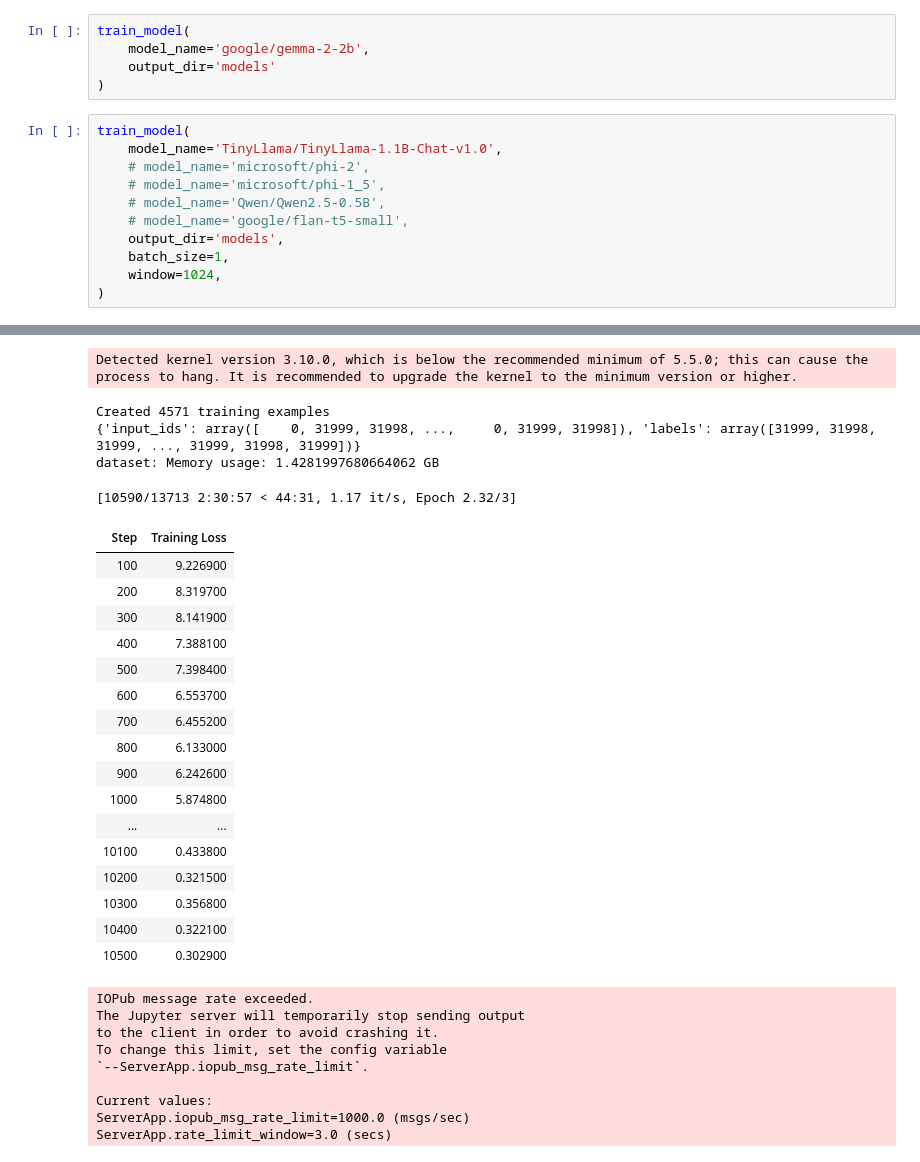
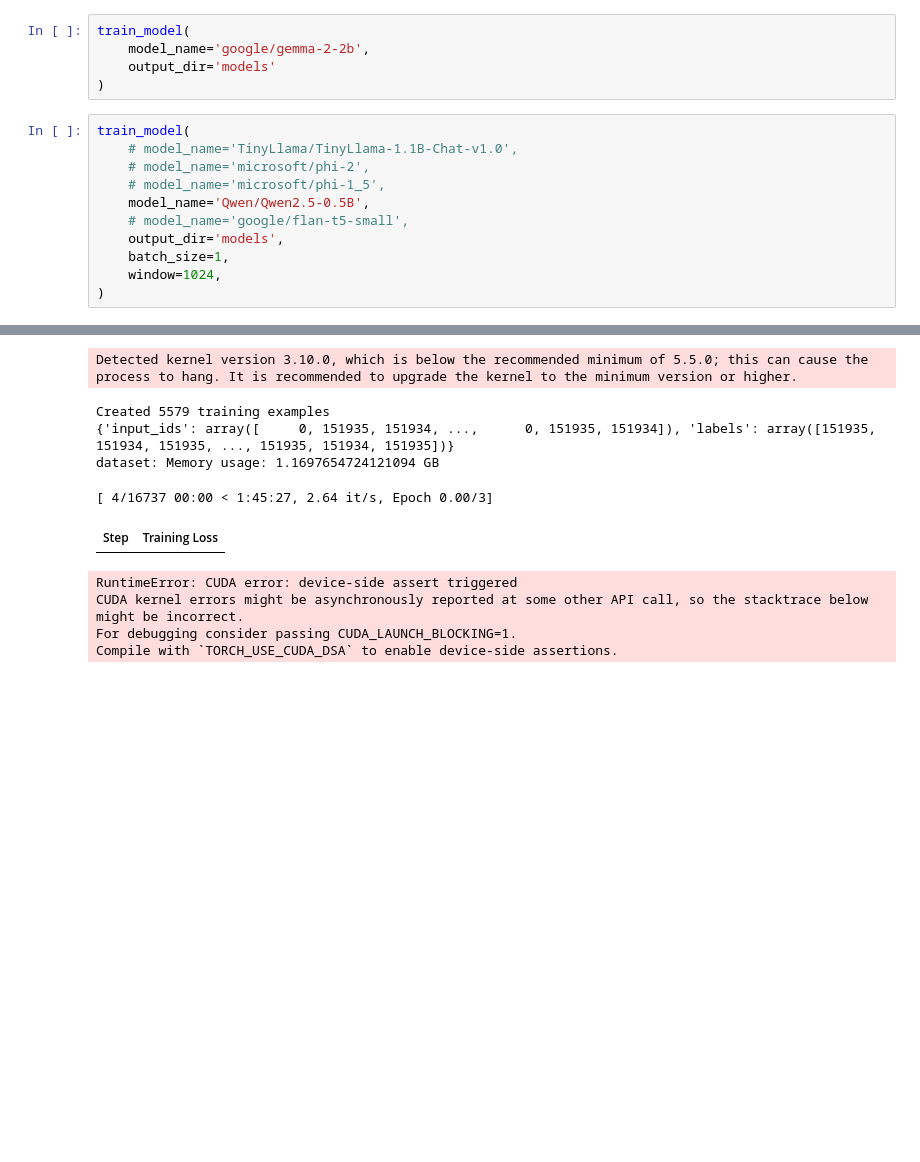
Before and after one commit to JoeyShapiro/TimeSeriesGPT, a Jupyter notebook: model.ipynb, the cells around one changed output, grey strips where cells are left out. Cells and saved outputs as stored; diff of their text form; blank space fills up the shorter version.

```diff
--- a/model.ipynb
+++ b/model.ipynb
@@ -473,10 +472,10 @@ train_model(
 )
 # %%
 train_model(
-    model_name='TinyLlama/TinyLlama-1.1B-Chat-v1.0',
+    # model_name='TinyLlama/TinyLlama-1.1B-Chat-v1.0',
     # model_name='microsoft/phi-2',
     # model_name='microsoft/phi-1_5',
-    # model_name='Qwen/Qwen2.5-0.5B',
+    model_name='Qwen/Qwen2.5-0.5B',
     # model_name='google/flan-t5-small',
     output_dir='models',
     batch_size=1,
@@ -504,34 +502,13 @@ max samples from file
 Detected kernel version 3.10.0, which is below the recommended minimum of 5.5.0; this can cause the process to hang. It is recommended to upgrade the kernel to the minimum version or higher.
-Created 4571 training examples
-{'input_ids': array([    0, 31999, 31998, ...,     0, 31999, 31998]), 'labels': array([31999, 31998, 31999, ..., 31999, 31998, 31999])}
-dataset: Memory usage: 1.4281997680664062 GB
+Created 5579 training examples
+{'input_ids': array([     0, 151935, 151934, ...,      0, 151935, 151934]), 'labels': array([151935, 151934, 151935, ..., 151935, 151934, 151935])}
+dataset: Memory usage: 1.1697654724121094 GB
-[10590/13713 2:30:57 < 44:31, 1.17 it/s, Epoch 2.32/3]
+[ 4/16737 00:00 < 1:45:27, 2.64 it/s, Epoch 0.00/3]
 | Step | Training Loss |
-| 100 | 9.226900 |
-| 200 | 8.319700 |
-| 300 | 8.141900 |
-| 400 | 7.388100 |
-| 500 | 7.398400 |
-| 600 | 6.553700 |
-| 700 | 6.455200 |
-| 800 | 6.133000 |
-| 900 | 6.242600 |
-| 1000 | 5.874800 |
-| ... | ... |
-| 10100 | 0.433800 |
-| 10200 | 0.321500 |
-| 10300 | 0.356800 |
-| 10400 | 0.322100 |
-| 10500 | 0.302900 |
-IOPub message rate exceeded.
-The Jupyter server will temporarily stop sending output
-to the client in order to avoid crashing it.
-To change this limit, set the config variable
-`--ServerApp.iopub_msg_rate_limit`.
-
-Current values:
-ServerApp.iopub_msg_rate_limit=1000.0 (msgs/sec)
-ServerApp.rate_limit_window=3.0 (secs)
+RuntimeError: CUDA error: device-side assert triggered
+CUDA kernel errors might be asynchronously reported at some other API call, so the stacktrace below might be incorrect.
+For debugging consider passing CUDA_LAUNCH_BLOCKING=1.
+Compile with `TORCH_USE_CUDA_DSA` to enable device-side assertions.
 # %%
 import torch
 from transformers import GPT2LMHeadModel, GPT2Tokenizer, AutoModelForCausalLM
```
Also changed, not shown: parts of 3 cells of this notebook.
